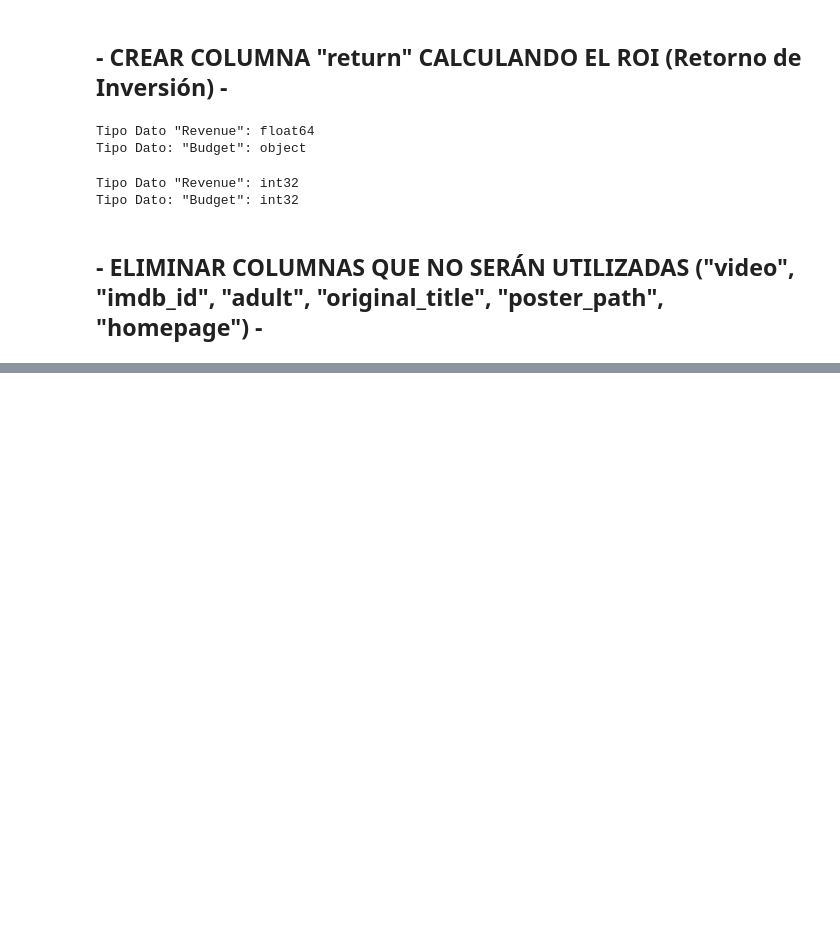
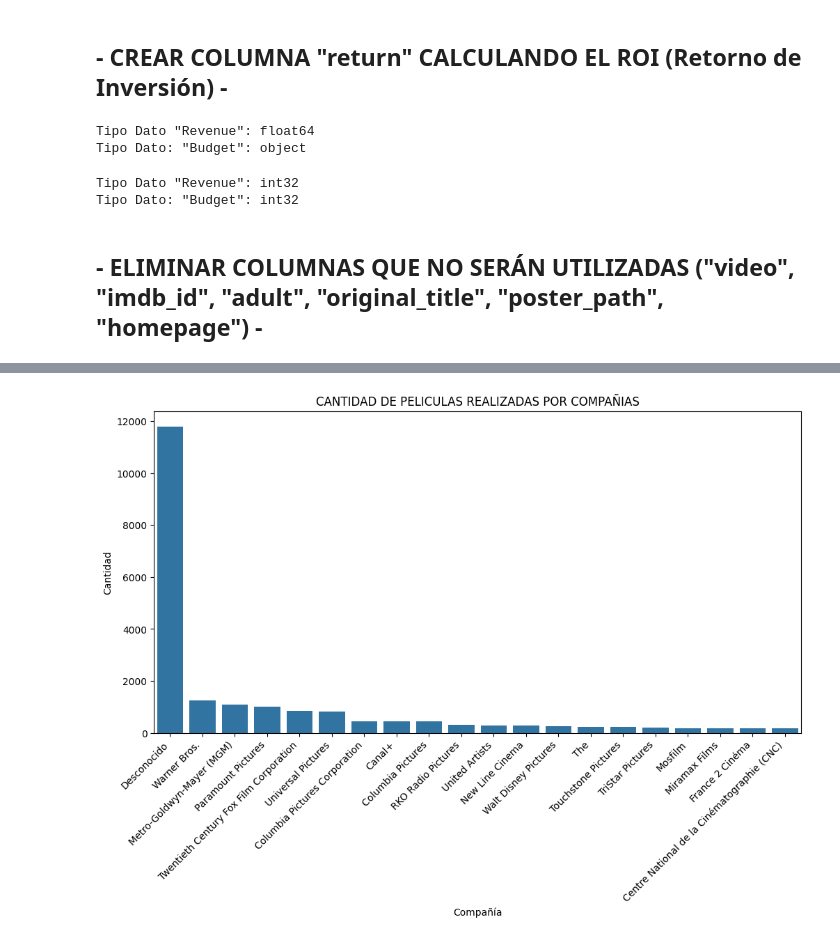
Before and after one commit to Facu6/Proyecto_Individual_1_SoyHenry, a Jupyter notebook: Transformaciones_MOVIES.ipynb, the cells around one changed output, grey strips where cells are left out. Drawn from its saved outputs; the diff is of its cells as text; code cells hidden in the pictures; blank space fills up the shorter version.

```diff
--- a/Transformaciones_MOVIES.ipynb
+++ b/Transformaciones_MOVIES.ipynb
@@ -340,0 +443,27 @@ movies.to_csv('Movies_Transformaciones.csv', index = False)
+# %%
+# Se realiza una copia del Dataframe para no modificar el original
+movies_eda_copy = movies_eda.copy()
+
+# Se convierte la cadena de texto a lista, separando sus elementos por "," ("Pixar, Universal" --> ["Pixar", "Universal"])
+movies_eda_copy['name_production_companies'] = movies_eda_copy['name_production_companies'].str.split(', ')
+
+# Se "explotan" los elementos de la lista para que cada uno tenga su propia fila
+movies_exploded = movies_eda_copy.explode('name_production_companies')
+
+# Se cuentan la cantidad de ocurrencias de cada compañía. (Devuelve una serie)
+company_counts = movies_exploded['name_production_companies'].value_counts()
+
+# Se convierte la Serie en un Dataframe reseteando el índice
+company_counts_df = company_counts.reset_index()
+
+# Se renombran las columnas del dataframe
+company_counts_df.columns = ['Compañía', 'Cantidad']
+
+# SE REALIZA LA GRÁFICA
+plt.figure(figsize= (12,6))
+sns.barplot(x = 'Compañía', y = 'Cantidad', data = company_counts_df.head(20) )
+plt.title('CANTIDAD DE PELICULAS REALIZADAS POR COMPAÑIAS')
+plt.xticks(rotation=45, ha='right')
+plt.show()
+# %% [output]
+[figure, added]
```
Also changed, not shown: parts of 47 cells of this notebook, 10 other files.
